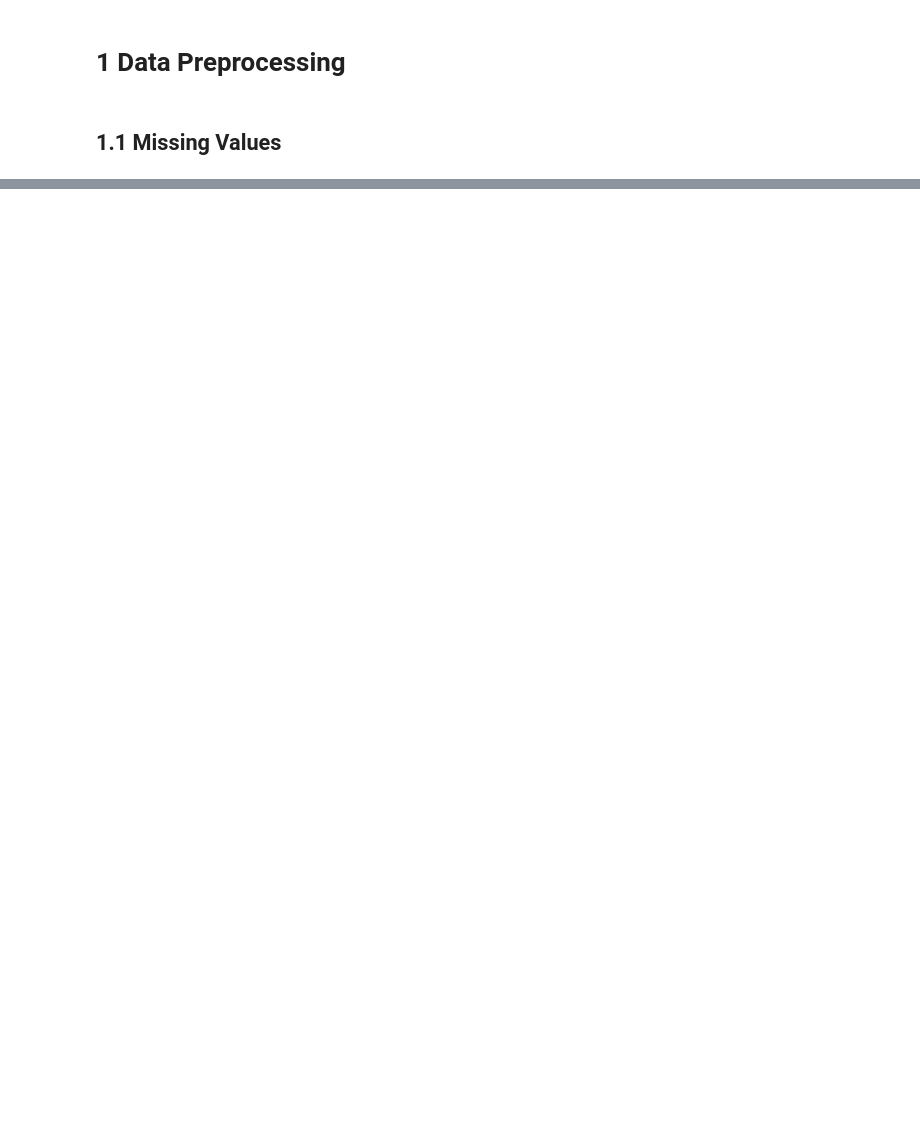
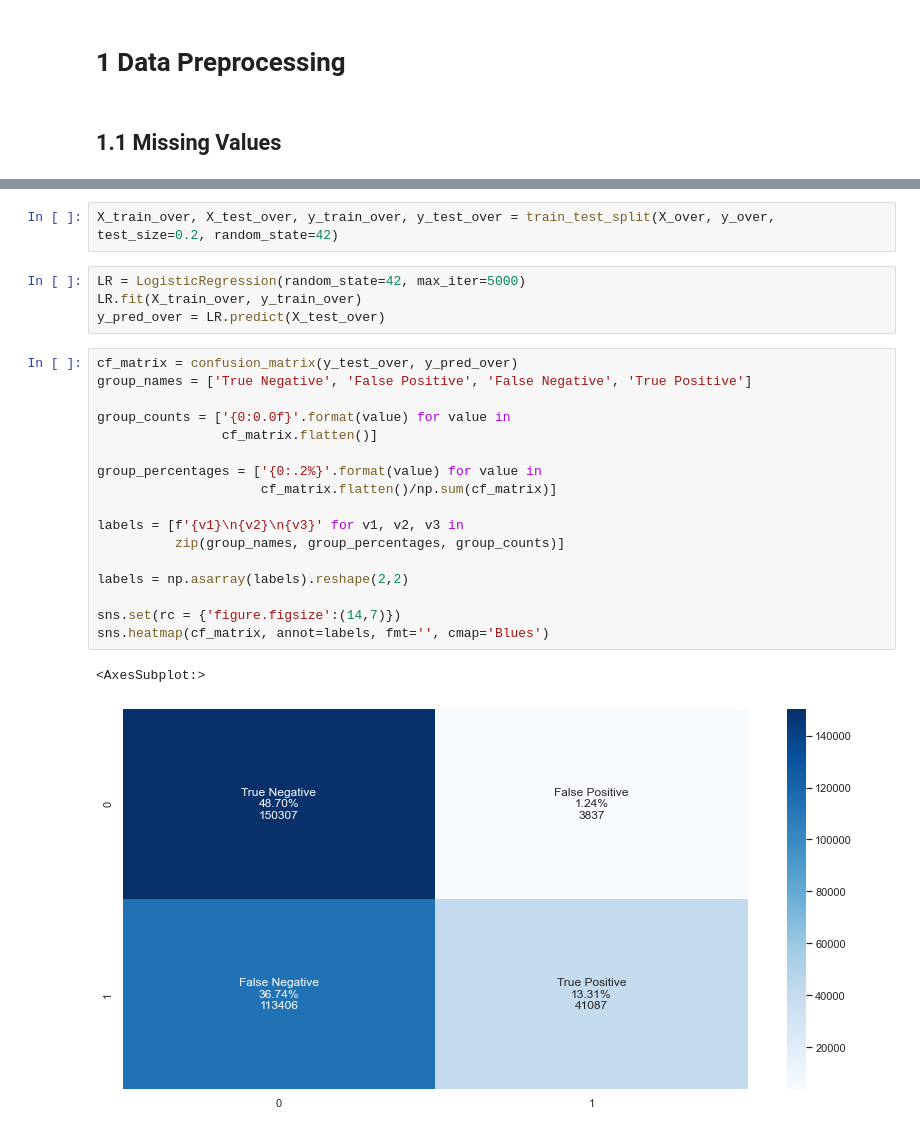
Before and after one commit to fynnoldenburg/KKBOX-Churn-Prediction, a Jupyter notebook: kkbox_machine_learning_2.ipynb, the cells around one changed output, grey strips where cells are left out. Cells and saved outputs as stored; diff of their text form; blank space fills up the shorter version.

```diff
--- a/kkbox_machine_learning_2.ipynb
+++ b/kkbox_machine_learning_2.ipynb
@@ -39,0 +210,26 @@ kkbox_df.describe()
+# %%
+X_train_over, X_test_over, y_train_over, y_test_over = train_test_split(X_over, y_over, test_size=0.2, random_state=42)
+# %%
+LR = LogisticRegression(random_state=42, max_iter=5000)
+LR.fit(X_train_over, y_train_over)
+y_pred_over = LR.predict(X_test_over)
+# %%
+cf_matrix = confusion_matrix(y_test_over, y_pred_over)
+group_names = ['True Negative', 'False Positive', 'False Negative', 'True Positive']
+
+group_counts = ['{0:0.0f}'.format(value) for value in
+                cf_matrix.flatten()]
+
+group_percentages = ['{0:.2%}'.format(value) for value in
+                     cf_matrix.flatten()/np.sum(cf_matrix)]
+
+labels = [f'{v1}\n{v2}\n{v3}' for v1, v2, v3 in
+          zip(group_names, group_percentages, group_counts)]
+
+labels = np.asarray(labels).reshape(2,2)
+
+sns.set(rc = {'figure.figsize':(14,7)})
+sns.heatmap(cf_matrix, annot=labels, fmt='', cmap='Blues')
+# %% [output]
+<AxesSubplot:>
+[figure, added]
```
Also changed, not shown: parts of 31 cells of this notebook.
